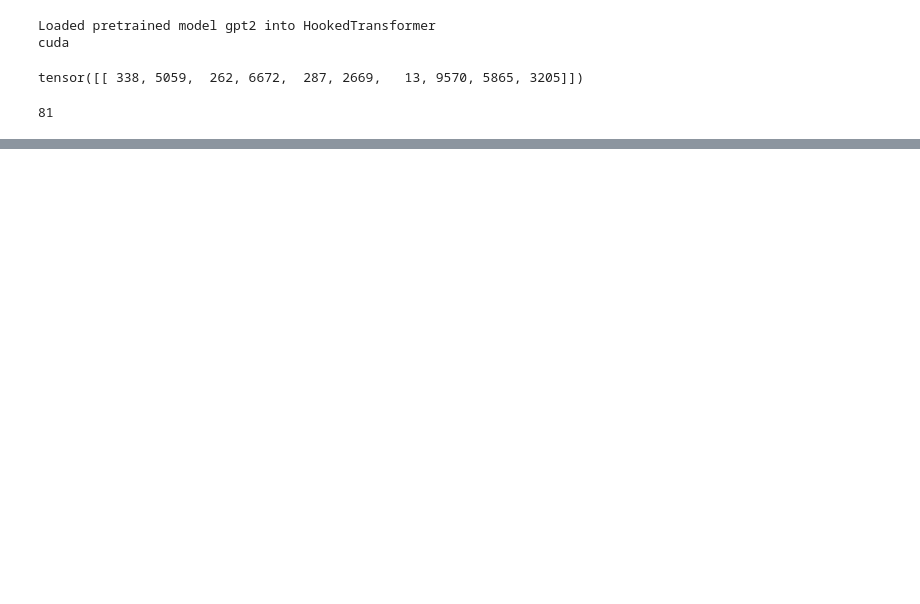
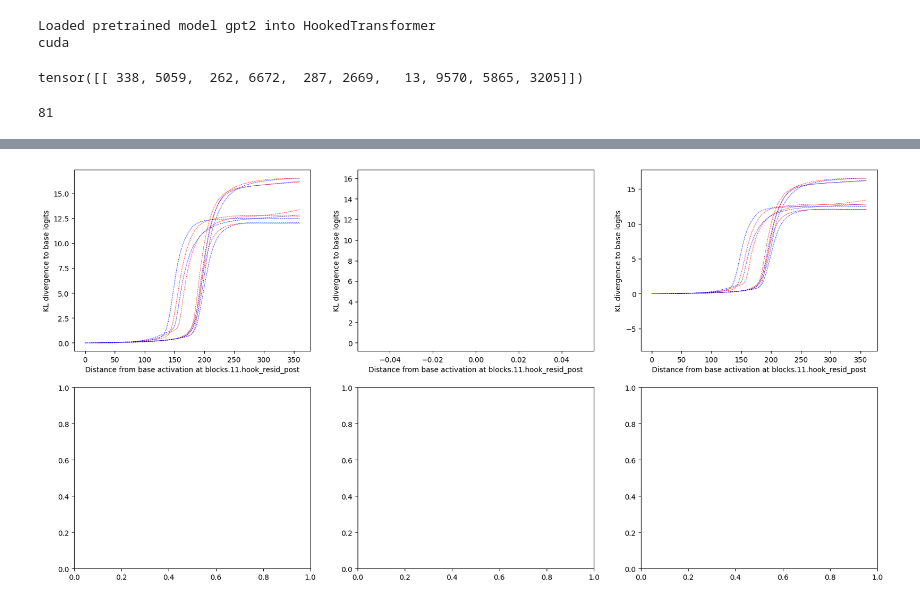
Before and after one commit to jettjaniak/teren, a Jupyter notebook: notebooks/experiments.ipynb, the cells around one changed output, grey strips where cells are left out. Saved outputs shown, nothing was run; the diff lists cells and outputs as text; code cells hidden in the pictures; blank space fills up the shorter version.

```diff
--- a/notebooks/experiments.ipynb
+++ b/notebooks/experiments.ipynb
@@ -411,0 +489,7 @@ fig.show()
+# %%
+fig, ax = plt.subplots(2, 3, figsize=(20,10))
+
+plot_syn_results(fig, ax, all_controls, all_sae_controls, all_syns)
+fig.show()
+# %% [output]
+[figure, added]
```
Also changed, not shown: parts of 14 cells of this notebook, 1 other file.
